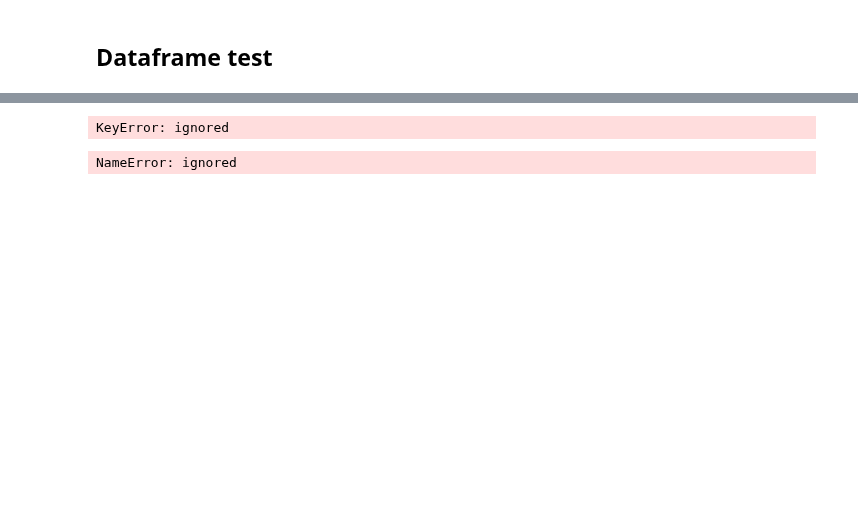
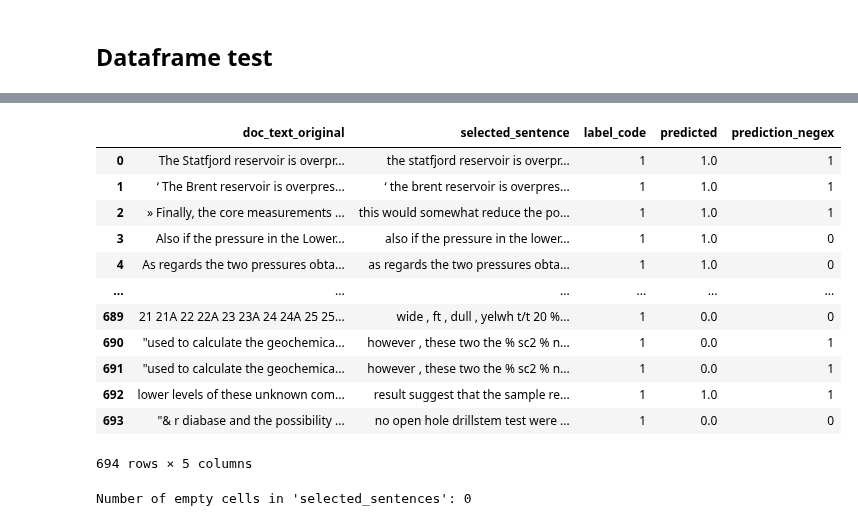
Before and after one commit to zahidhamidi/ML-Project, a Jupyter notebook: NegEx_.ipynb, the cells around one changed output, grey strips where cells are left out. Drawn from its saved outputs; the diff is of its cells as text; code cells hidden in the pictures; blank space fills up the shorter version.

```diff
--- a/NegEx_.ipynb
+++ b/NegEx_.ipynb
@@ -614,15 +496,57 @@ else:
+# %%
+# Import the necessary library for sentiment analysis
+from nltk.sentiment import SentimentIntensityAnalyzer
+
+# Initialize the SentimentIntensityAnalyzer
+sia = SentimentIntensityAnalyzer()
+
+# Initialize a list to store predictions (0 for negation, 1 for non-negation)
+predictions_negex = []
+
+# Iterate through each row of the DataFrame
+for index, row in df.iterrows():
+    selected_sentence = row['selected_sentence']
+
+    if selected_sentence is not None:
+        # Use SentimentIntensityAnalyzer to get sentiment polarity score
+        sentiment_score = sia.polarity_scores(selected_sentence)
+
+        # Determine the prediction based on the sentiment score
+        if sentiment_score['compound'] < 0:
+            prediction_negex = 0  # Negative sentiment, set prediction to 0 (negation)
+        else:
+            prediction_negex = 1  # Positive or neutral sentiment, set prediction to 1 (non-negation)
+    else:
+        prediction_negex = 0  # Handle the case where selected_sentence is None
+
+    predictions_negex.append(prediction_negex)
+
+# Add the predictions_negex as a new column named 'prediction_negex'
+df['prediction_negex'] = predictions_negex
+
+# Print the DataFrame with the 'label' column and the new 'prediction_negex' column
+df[['doc_text_original', 'selected_sentence', 'label_code', 'predicted', 'prediction_negex']]
+# %% [output]
+|  | doc_text_original | selected_sentence | label_code | predicted | prediction_negex |
+| 0 | The Statfjord reservoir is overpr... | the statfjord reservoir is overpr... | 1 | 1.0 | 1 |
+| 1 | ‘ The Brent reservoir is overpres... | ‘ the brent reservoir is overpres... | 1 | 1.0 | 1 |
+| 2 | » Finally, the core measurements ... | this would somewhat reduce the po... | 1 | 1.0 | 1 |
+| 3 | Also if the pressure in the Lower... | also if the pressure in the lower... | 1 | 1.0 | 0 |
+| 4 | As regards the two pressures obta... | as regards the two pressures obta... | 1 | 1.0 | 0 |
+| ... | ... | ... | ... | ... | ... |
+| 689 | 21 21A 22 22A 23 23A 24 24A 25 25... | wide , ft , dull , yelwh t/t 20 %... | 1 | 0.0 | 0 |
+| 690 | "used to calculate the geochemica... | however , these two the % sc2 % n... | 1 | 0.0 | 1 |
+| 691 | "used to calculate the geochemica... | however , these two the % sc2 % n... | 1 | 0.0 | 1 |
+| 692 | lower levels of these unknown com... | result suggest that the sample re... | 1 | 1.0 | 1 |
+| 693 | "& r diabase and the possibility ... | no open hole drillstem test were ... | 1 | 0.0 | 0 |
+694 rows × 5 columns
 # %%
 # Calculate the number of empty cells in the 'selected_sentence_1' column
-empty_cells_count = df['selected_sentences'].isna().sum()
+empty_cells_count = df['selected_sentence'].isna().sum()
 
 print(f"Number of empty cells in 'selected_sentences': {empty_cells_count}")
 # %% [output]
-KeyError: ignored
+Number of empty cells in 'selected_sentences': 0
-# %%
-# Print the DataFrame with the 'label' column
-df[['doc_text_original','selected_sentences','label_code','predicted']]
-# %% [output]
-NameError: ignored
 # %%
 # Assuming you have loaded your DataFrame 'df' with the columns 'label_code' and 'predicted_label_code'
 y_true = df['label_code']
```
Also changed, not shown: parts of 10 cells of this notebook.
